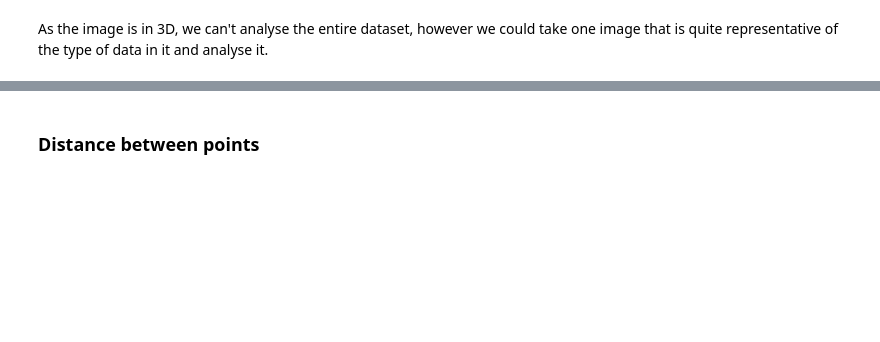
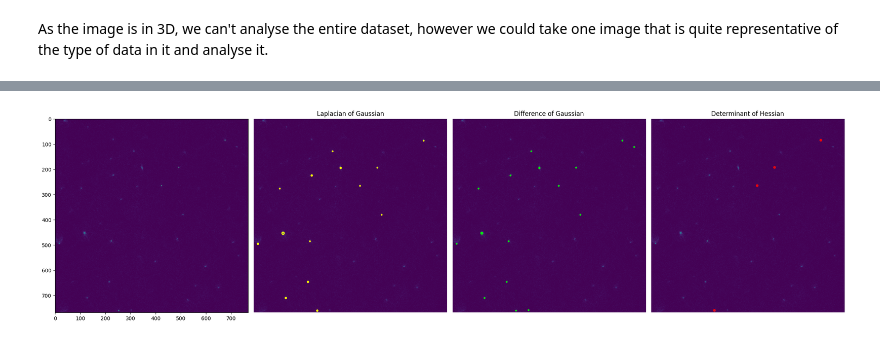
Before and after one commit to UPGON/Zfish_Centrioles_Tracking_Pipeline, a Jupyter notebook: colocalisation_analysis.ipynb, the cells around one changed output, grey strips where cells are left out. Cells and saved outputs as stored; diff of their text form; code cells hidden in the pictures; blank space fills up the shorter version.

```diff
--- a/colocalisation_analysis.ipynb
+++ b/colocalisation_analysis.ipynb
@@ -75,7 +125,0 @@ Different pipelines exist for 2D segmentation. We plan on testing multiple of th
-# %%
-T, Z, C, Y, X = vol.shape
-axis_norm = (0,1,2)
-norm_volumes = np.empty(vol.shape, vol.dtype)
-for t, z, c in product(range(T), range(Z), range(C)):
-            img = vol[t,z,c]
-            norm_volumes[t,z,c] = normalize(img, 1,99.8, axis=axis_norm)
@@ -128,2 +125,0 @@ print(f'{n_detections} centrioles detected.')
-# %% [markdown]
-### Distance between points
@@ -131,0 +126,38 @@ dist = math.dist(center1, center2)
+# %%
+img_CS = vol[5,:,1]
+#plt.imshow(img_CS)
+# %%
+blobs_log = blob_log(img_CS, max_sigma=10, num_sigma=5, threshold=0.15, log_scale=True)
+
+# Compute radii in the 3rd column.
+blobs_log[:, 2] = blobs_log[:, 2] * math.sqrt(2)
+
+blobs_dog = blob_dog(img_CS, max_sigma=20, threshold=0.1)
+blobs_dog[:, 2] = blobs_dog[:, 2] * math.sqrt(2)
+
+blobs_doh = blob_doh(img_CS, max_sigma=20, threshold=0.01)
+# %%
+blobs_dog = blob_dog(img_CS, max_sigma=20, threshold=0.1)
+# %%
+blobs_list = [blobs_log, blobs_dog, blobs_doh]
+colors = ['yellow', 'lime', 'red']
+titles = ['Laplacian of Gaussian', 'Difference of Gaussian', 'Determinant of Hessian']
+sequence = zip(blobs_list, colors, titles)
+
+fig, axes = plt.subplots(1, 4, figsize=(22, 8), sharex=True, sharey=True)
+ax = axes.ravel()
+ax[0].imshow(img_CS)
+
+for idx, (blobs, color, title) in enumerate(sequence):
+    ax[idx + 1].set_title(title)
+    ax[idx + 1].imshow(img_CS)
+    for blob in blobs:
+        y, x, r = blob
+        c = plt.Circle((x, y), r, color=color, linewidth=2, fill=False)
+        ax[idx +1].add_patch(c)
+    ax[idx+1].set_axis_off()
+
+plt.tight_layout()
+plt.show()
+# %% [output]
+[figure, added]
```
Also changed, not shown: parts of 22 cells of this notebook, 2 other files.
